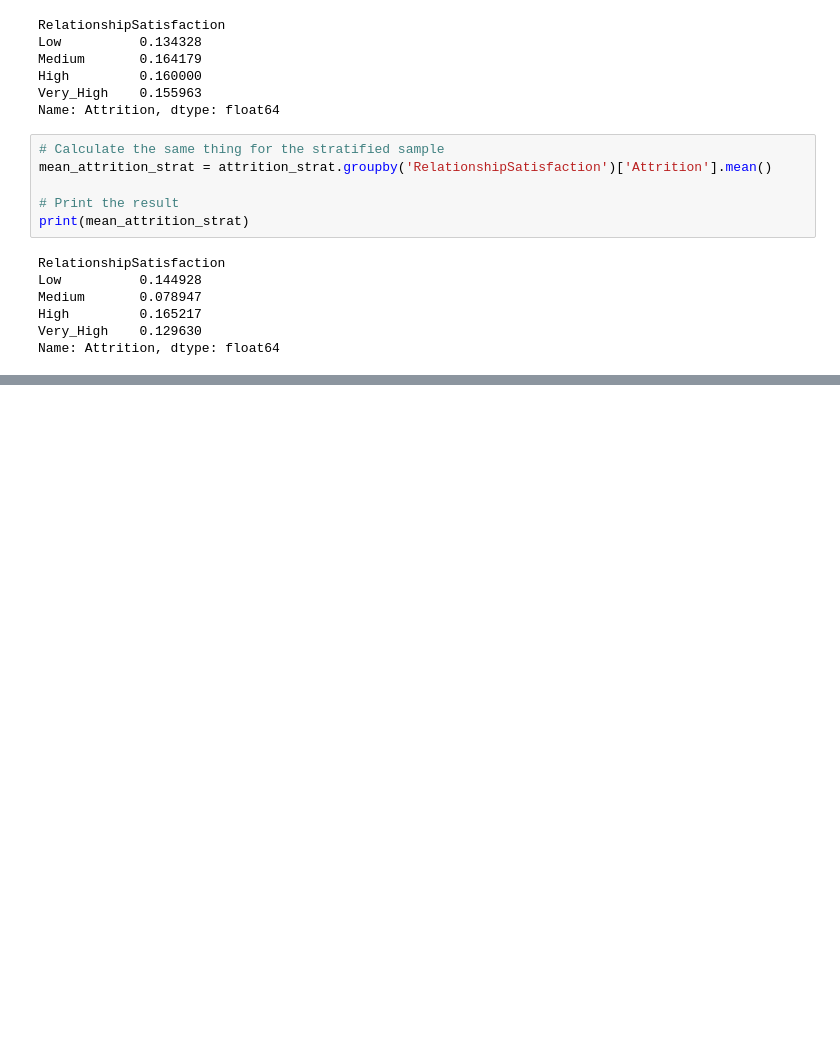
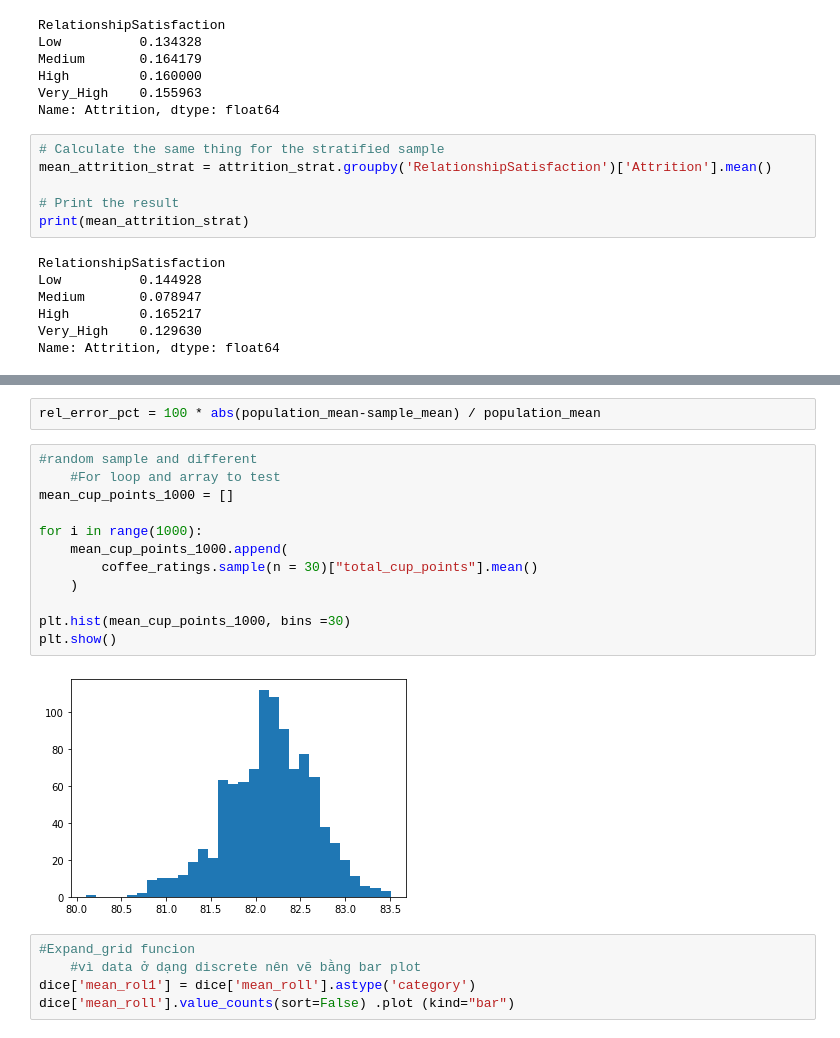
Before and after one commit to TinChung41/Google_Colab_DataCamp_Data_Analyst, a Jupyter notebook: Sampling in Python/Sampling_in_Python_2_Sampling_Methods.ipynb, the cells around one changed output, grey strips where cells are left out. Drawn from its saved outputs; the diff is of its cells as text; blank space fills up the shorter version.

```diff
--- a/Sampling in Python/Sampling_in_Python_2_Sampling_Methods.ipynb
+++ b/Sampling in Python/Sampling_in_Python_2_Sampling_Methods.ipynb
@@ -611,0 +707,21 @@ Name: Attrition, dtype: float64
+# %%
+rel_error_pct = 100 * abs(population_mean-sample_mean) / population_mean
+# %%
+#random sample and different
+    #For loop and array to test
+mean_cup_points_1000 = []
+
+for i in range(1000):
+    mean_cup_points_1000.append(
+        coffee_ratings.sample(n = 30)["total_cup_points"].mean()
+    )
+
+plt.hist(mean_cup_points_1000, bins =30)
+plt.show()
+# %% [output]
+[figure, added]
+# %%
+#Expand_grid funcion
+    #vì data ở dạng discrete nên vẽ bằng bar plot
+dice['mean_rol1'] = dice['mean_roll'].astype('category')
+dice['mean_roll'].value_counts(sort=False) .plot (kind="bar")
```
Also changed, not shown: parts of 35 cells of this notebook, 1 other file.
